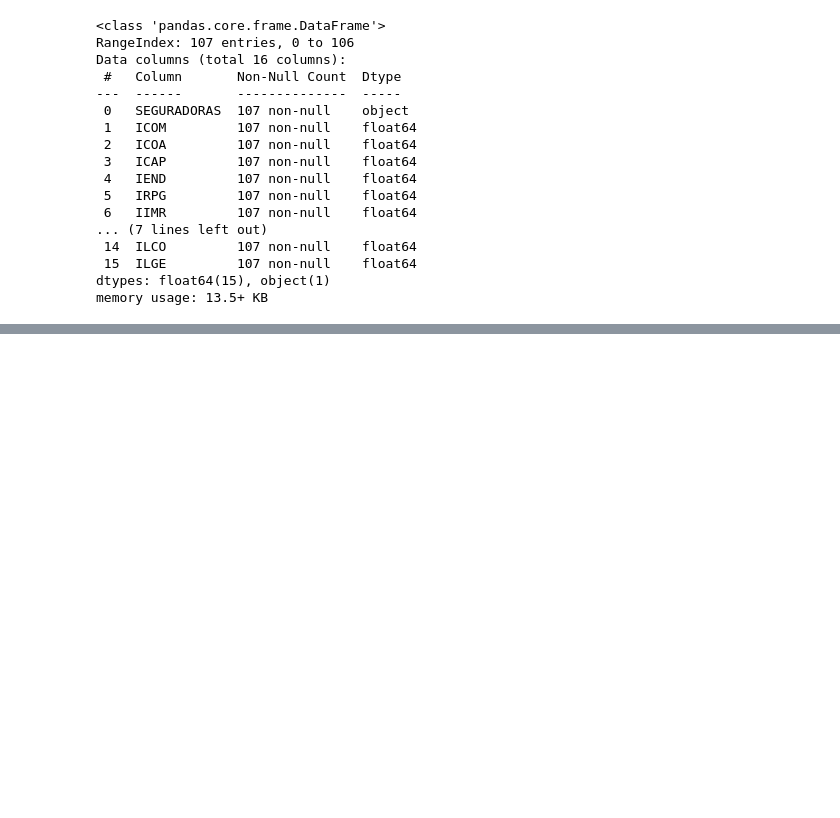
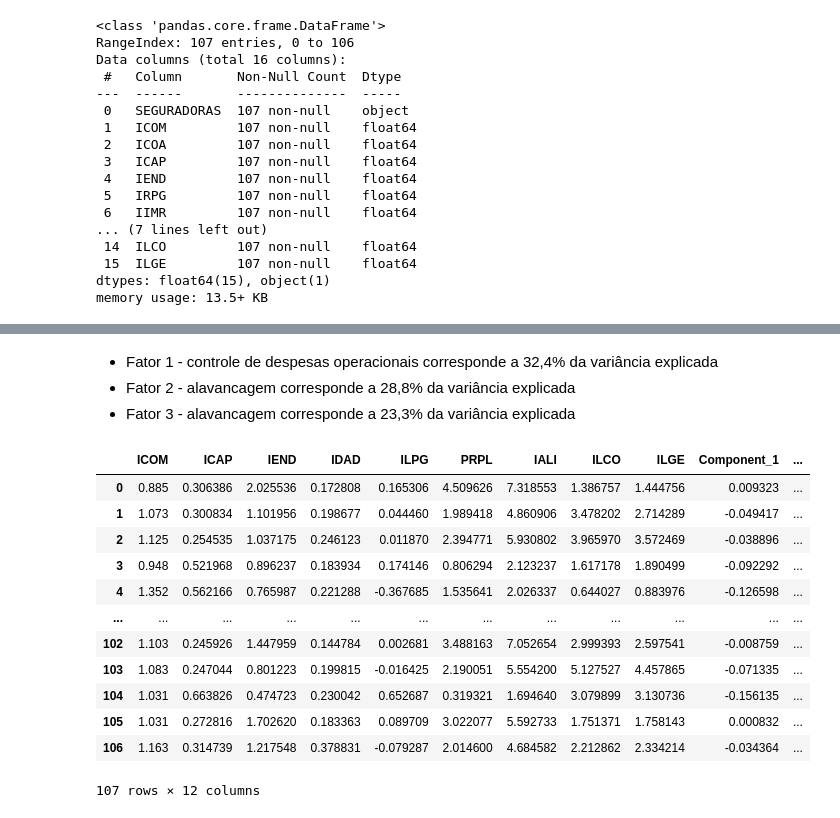
Before and after one commit to sergiourzedojunior/financ_KPI, a Jupyter notebook: scripts/afatorial.ipynb, the cells around one changed output, grey strips where cells are left out. Drawn from its saved outputs; the diff is of its cells as text; code cells hidden in the pictures; blank space fills up the shorter version.

Commit message:
fatorial resultados

```diff
--- a/scripts/afatorial.ipynb
+++ b/scripts/afatorial.ipynb
@@ -56,0 +487,14 @@ memory usage: 13.5+ KB
+# %%
+# Calculate initial solution communalities
+fa = FactorAnalyzer(rotation=None)
+fa.fit(df)
+communalities = fa.get_communalities()
+
+# Create a DataFrame for the communalities
+communalities_df = pd.DataFrame({
+    'Variable': df.columns,
+    'Initial': [1]*len(df.columns),
+    'Extraction': communalities
+})
+
+print(communalities_df)
@@ -56,0 +595,12 @@ memory usage: 13.5+ KB
+# %%
+# Perform Principal Component Analysis (PCA) with the number of factors from Kaiser criterion and varimax rotation
+fa = FactorAnalyzer(n_factors=n_factors_kaiser, rotation="varimax")
+fa.fit(df)
+
+# Get the factor loadings
+loadings = fa.loadings_
+
+# Create a DataFrame for the factor loadings
+loadings_df = pd.DataFrame(loadings, index=df.columns, columns=[f'Component_{i+1}' for i in range(n_factors_kaiser)])
+
+print(loadings_df)
@@ -56,0 +681,29 @@ memory usage: 13.5+ KB
+# %% [markdown]
+* Fator 1  - controle de despesas operacionais corresponde a 32,4% da variância explicada
+* Fator 2  - alavancagem corresponde a 28,8% da variância explicada
+* Fator 3  - alavancagem corresponde a 23,3% da variância explicada
+# %%
+# Get the factor scores
+scores = fa.transform(df)
+
+# Create a DataFrame for the factor scores
+scores_df = pd.DataFrame(scores, columns=[f'Component_{i+1}' for i in range(n_factors_kaiser)])
+
+# Concatenate the original DataFrame with the scores DataFrame
+df_with_scores = pd.concat([df, scores_df], axis=1)
+
+df_with_scores
+# %% [output]
+|  | ICOM | ICAP | IEND | IDAD | ILPG | PRPL | IALI | ILCO | ILGE | Component_1 | ... |
+| 0 | 0.885 | 0.306386 | 2.025536 | 0.172808 | 0.165306 | 4.509626 | 7.318553 | 1.386757 | 1.444756 | 0.009323 | ... |
+| 1 | 1.073 | 0.300834 | 1.101956 | 0.198677 | 0.044460 | 1.989418 | 4.860906 | 3.478202 | 2.714289 | -0.049417 | ... |
+| 2 | 1.125 | 0.254535 | 1.037175 | 0.246123 | 0.011870 | 2.394771 | 5.930802 | 3.965970 | 3.572469 | -0.038896 | ... |
+| 3 | 0.948 | 0.521968 | 0.896237 | 0.183934 | 0.174146 | 0.806294 | 2.123237 | 1.617178 | 1.890499 | -0.092292 | ... |
+| 4 | 1.352 | 0.562166 | 0.765987 | 0.221288 | -0.367685 | 1.535641 | 2.026337 | 0.644027 | 0.883976 | -0.126598 | ... |
+| ... | ... | ... | ... | ... | ... | ... | ... | ... | ... | ... | ... |
+| 102 | 1.103 | 0.245926 | 1.447959 | 0.144784 | 0.002681 | 3.488163 | 7.052654 | 2.999393 | 2.597541 | -0.008759 | ... |
+| 103 | 1.083 | 0.247044 | 0.801223 | 0.199815 | -0.016425 | 2.190051 | 5.554200 | 5.127527 | 4.457865 | -0.071335 | ... |
+| 104 | 1.031 | 0.663826 | 0.474723 | 0.230042 | 0.652687 | 0.319321 | 1.694640 | 3.079899 | 3.130736 | -0.156135 | ... |
+| 105 | 1.031 | 0.272816 | 1.702620 | 0.183363 | 0.089709 | 3.022077 | 5.592733 | 1.751371 | 1.758143 | 0.000832 | ... |
+| 106 | 1.163 | 0.314739 | 1.217548 | 0.378831 | -0.079287 | 2.014600 | 4.684582 | 2.212862 | 2.334214 | -0.034364 | ... |
+107 rows × 12 columns
```
Also changed, not shown: parts of 32 cells of this notebook, 4 other files.
